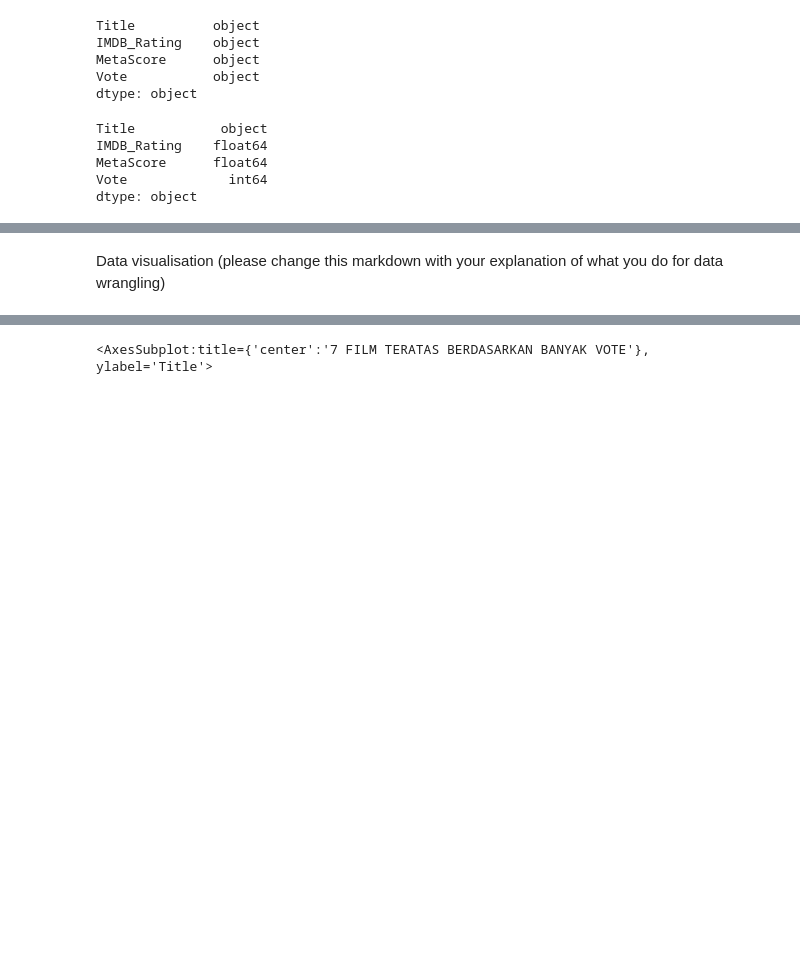
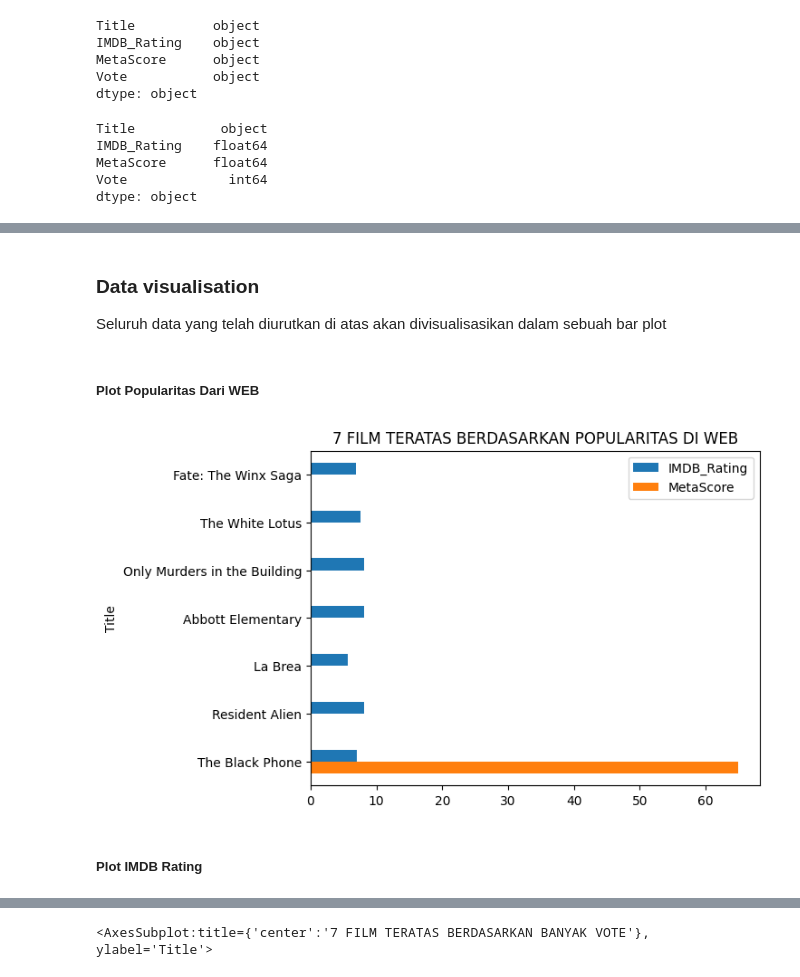
Before and after one commit to RamadhanRC/Capstone_Web-_Scraping, a Jupyter notebook: CAPSTONE WEB SCRAPING RIZKY CITRA RAMADHAN.ipynb, the cells around one changed output, grey strips where cells are left out. Cells and saved outputs as stored; diff of their text form; code cells hidden in the pictures; blank space fills up the shorter version.

```diff
--- a/CAPSTONE WEB SCRAPING RIZKY CITRA RAMADHAN.ipynb
+++ b/CAPSTONE WEB SCRAPING RIZKY CITRA RAMADHAN.ipynb
@@ -167,0 +169,3 @@ Do the data cleaning here (please change this markdown with your explanation of
+# %%
+Data_Popularitas= Data_Film.drop(['Vote'], axis = 1).head(7).set_index('Title')
+Data_Popularitas
@@ -210,3 +227,12 @@ Data_Vote[['Vote']].head(7)
-# %% [markdown]
-Data visualisation (please change this markdown with your explanation of what you do for data wrangling)
+# %% [markdown]
+### Data visualisation
+Seluruh data yang telah diurutkan di atas akan divisualisasikan dalam sebuah bar plot
+# %% [markdown]
+#####  Plot Popularitas Dari WEB
+# %%
+Data_Popularitas.set_index('Title').plot.barh(title = '7 FILM TERATAS BERDASARKAN POPULARITAS DI WEB').invert_yaxis()
+# %% [output]
+[figure, added]
+# %% [markdown]
+#####  Plot IMDB Rating
 # %%
```
Also changed, not shown: parts of 40 cells of this notebook.
